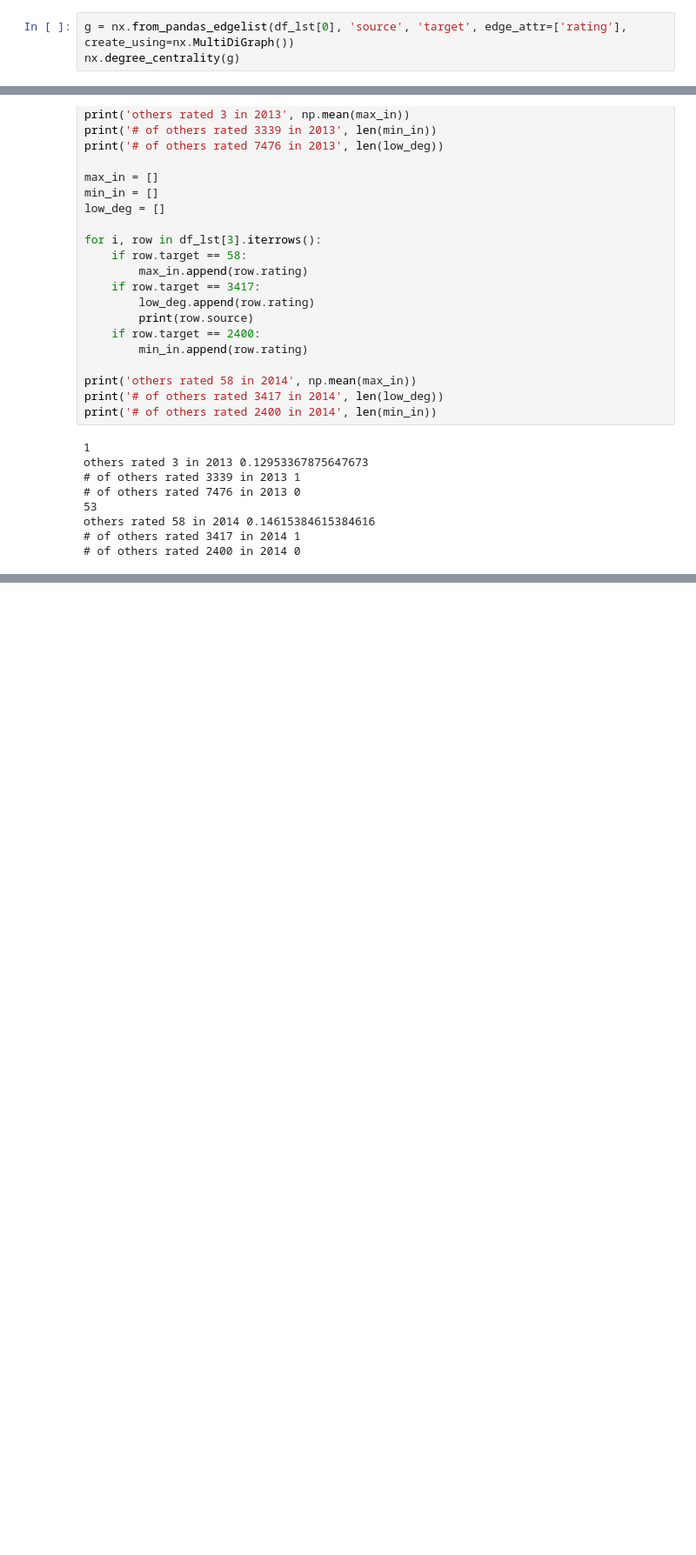
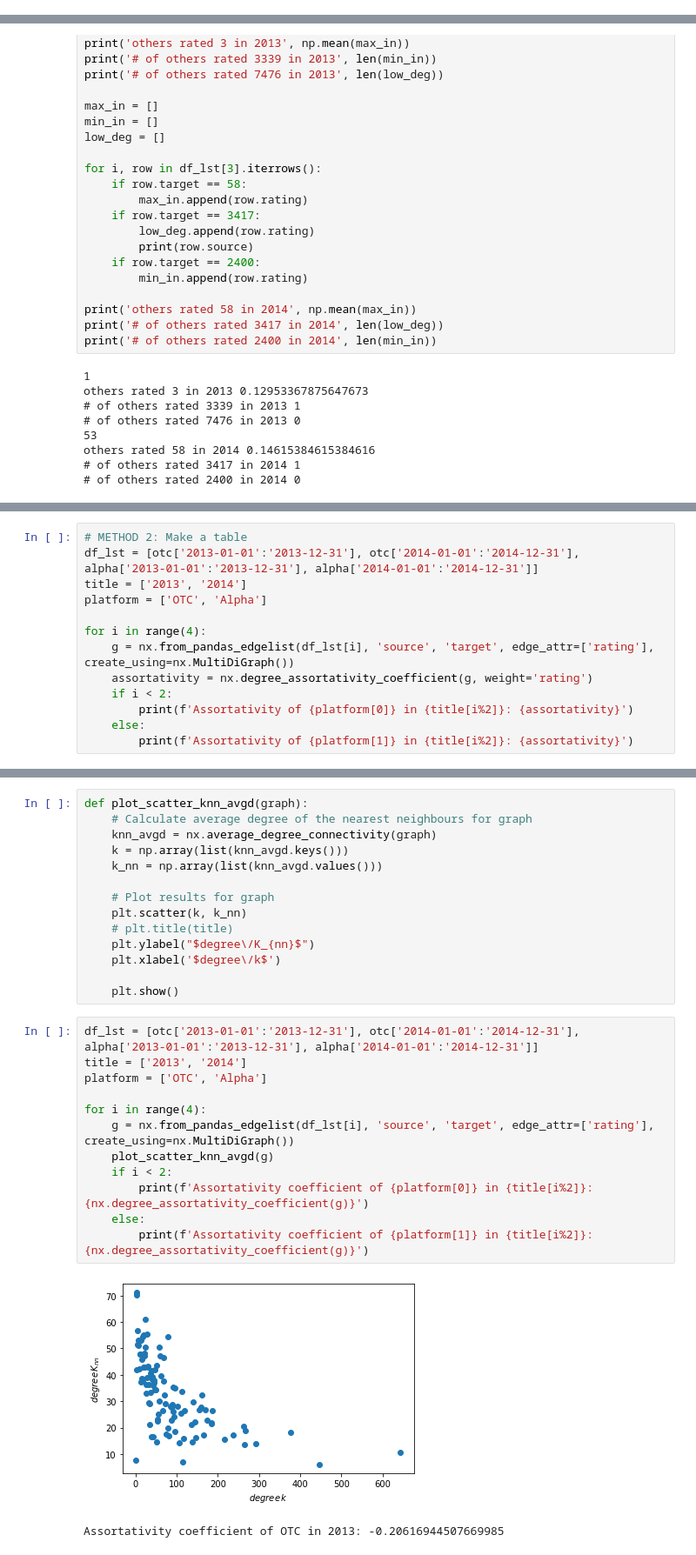
Before and after one commit to youngseo1108/Network_Science_Final, a Jupyter notebook: Network_Science_Final_Project_updating.ipynb, the cells around one changed output, grey strips where cells are left out. Shown at 87% size. Drawn from its saved outputs; the diff is of its cells as text; blank space fills up the shorter version.

```diff
--- a/Network_Science_Final_Project_updating.ipynb
+++ b/Network_Science_Final_Project_updating.ipynb
@@ -386,9 +386,6 @@ for i in range(4):
 [figure]
 [figure]
 [figure]
-# %%
-g = nx.from_pandas_edgelist(df_lst[0], 'source', 'target', edge_attr=['rating'], create_using=nx.MultiDiGraph())
-nx.degree_centrality(g)
 # %%
 # Will put them in a table at the report / presentation file
 print(deg_max)
@@ -502,0 +590,13 @@ others rated 58 in 2014 0.14615384615384616
+# %%
+# METHOD 2: Make a table
+df_lst = [otc['2013-01-01':'2013-12-31'], otc['2014-01-01':'2014-12-31'], alpha['2013-01-01':'2013-12-31'], alpha['2014-01-01':'2014-12-31']]
+title = ['2013', '2014']
+platform = ['OTC', 'Alpha']
+
+for i in range(4):
+    g = nx.from_pandas_edgelist(df_lst[i], 'source', 'target', edge_attr=['rating'], create_using=nx.MultiDiGraph())
+    assortativity = nx.degree_assortativity_coefficient(g, weight='rating')
+    if i < 2:
+        print(f'Assortativity of {platform[0]} in {title[i%2]}: {assortativity}')
+    else:
+        print(f'Assortativity of {platform[1]} in {title[i%2]}: {assortativity}')
@@ -502,0 +608,29 @@ others rated 58 in 2014 0.14615384615384616
+# %%
+def plot_scatter_knn_avgd(graph):
+    # Calculate average degree of the nearest neighbours for graph
+    knn_avgd = nx.average_degree_connectivity(graph)
+    k = np.array(list(knn_avgd.keys()))
+    k_nn = np.array(list(knn_avgd.values()))
+
+    # Plot results for graph
+    plt.scatter(k, k_nn)
+    # plt.title(title)
+    plt.ylabel("$degree\/K_{nn}$")
+    plt.xlabel('$degree\/k$')
+
+    plt.show()
+# %%
+df_lst = [otc['2013-01-01':'2013-12-31'], otc['2014-01-01':'2014-12-31'], alpha['2013-01-01':'2013-12-31'], alpha['2014-01-01':'2014-12-31']]
+title = ['2013', '2014']
+platform = ['OTC', 'Alpha']
+
+for i in range(4):
+    g = nx.from_pandas_edgelist(df_lst[i], 'source', 'target', edge_attr=['rating'], create_using=nx.MultiDiGraph())
+    plot_scatter_knn_avgd(g)
+    if i < 2:
+        print(f'Assortativity coefficient of {platform[0]} in {title[i%2]}: {nx.degree_assortativity_coefficient(g)}')
+    else:
+        print(f'Assortativity coefficient of {platform[1]} in {title[i%2]}: {nx.degree_assortativity_coefficient(g)}')
+# %% [output]
+[figure, added]
+Assortativity coefficient of OTC in 2013: -0.20616944507669985
```
Also changed, not shown: parts of 6 cells of this notebook.
